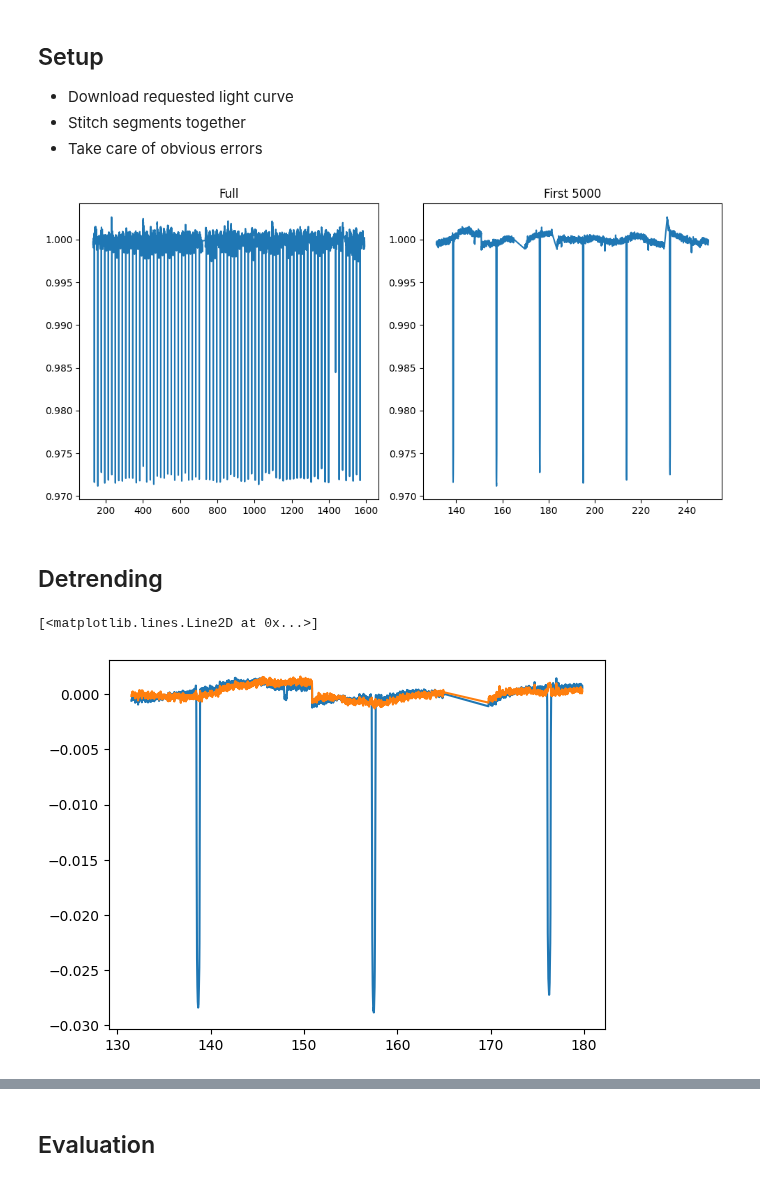
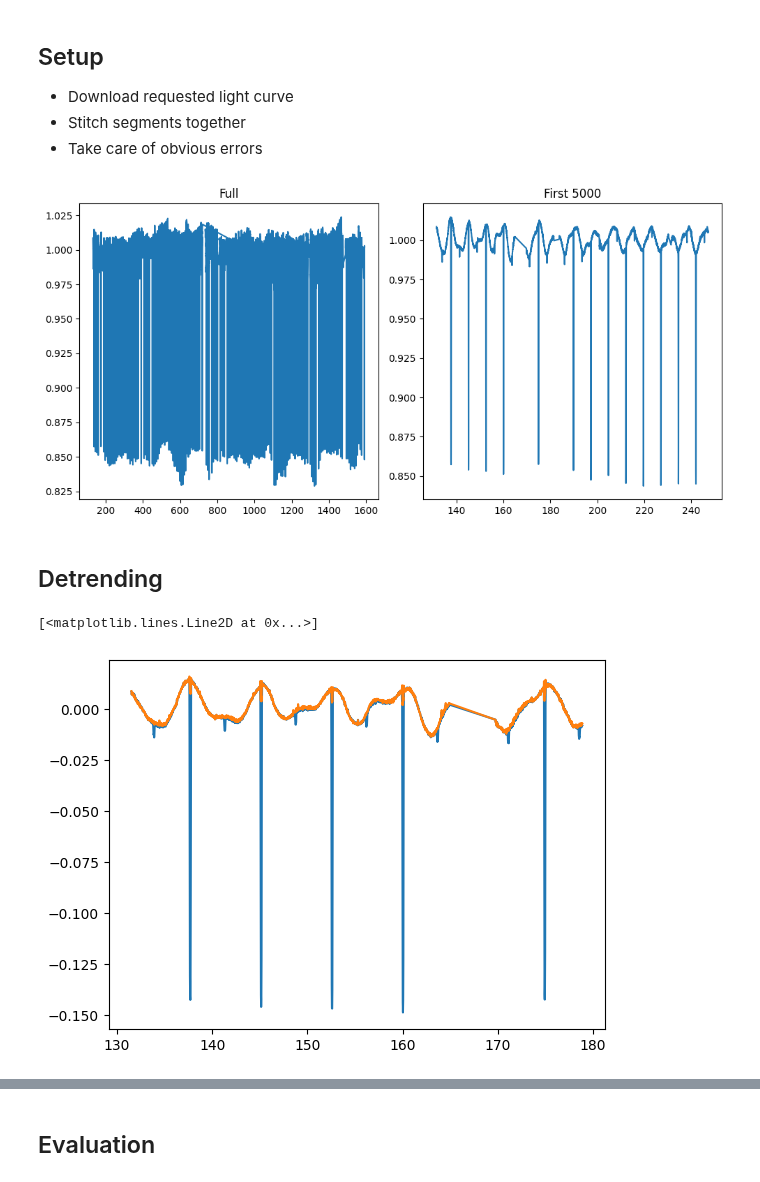
Before and after one commit to sfremy/astro_tools, a Jupyter notebook: prefold_automated.ipynb, the cells around one changed output, grey strips where cells are left out. Cells and saved outputs as stored; diff of their text form; code cells hidden in the pictures.

```diff
--- a/prefold_automated.ipynb
+++ b/prefold_automated.ipynb
@@ -58,36 +58,36 @@ time_dict = {12351927: k413,
 - Stitch segments together
 - Take care of obvious errors
 # %%
-kic = time_dict.keys()[4] #Pick a KIC
+kic = 10020423
 
 # Get Kepler observations & stitch together
 search_result = lk.search_lightcurve(f'KIC {kic}', author = 'Kepler', exptime = 1800)
 lc_collection = search_result.download_all(quality_bitmask = "hard") #Eliminate poor exposures
 lc = lc_collection.stitch()
 
 # Retrieve binary parameters from MAST KeplerEBs
 params = eb_df.loc[eb_df['#KIC'] == kic]
 p = params['period'].item()
 t0_1 = params['bjd0'].item() - 54833 #Correction from MAST documentation.
 
 # Eliminate obviously erroneous data points
 f = lc.flux.value
 clip_limit = 1 + 5 * np.std(f) #5-sigma as baseline here
 mask = np.abs(f) < clip_limit
 t = lc.time.bkjd[mask]
 f = f[mask]
 ferr = lc.flux_err.value[mask]
 
 #------------------------------------------------------------------------
 fig, (ax1, ax2) = plt.subplots(1, 2, figsize = (10, 5))
 ax1.plot(t, f)
 ax1.set_title('Full')
 ax2.plot(t[0:5000], f[0:5000])
 ax2.set_title('First 5000')
 plt.tight_layout()
 plt.show()
 # %% [output]
-[figure, old version]
+[figure, new version]
 # %% [markdown]
 ## Detrending
 # %%
@@ -113,5 +113,5 @@ plt.plot(t[0:2000], f[0:2000] - 1)
 plt.plot(t[0:2000], cleaned_flux[0:2000])
 # %% [output]
 [<matplotlib.lines.Line2D at 0x...>]
-[figure, old version]
+[figure, new version]
 # %%
```
Also changed, not shown: parts of 10 cells of this notebook, 4 other files.
